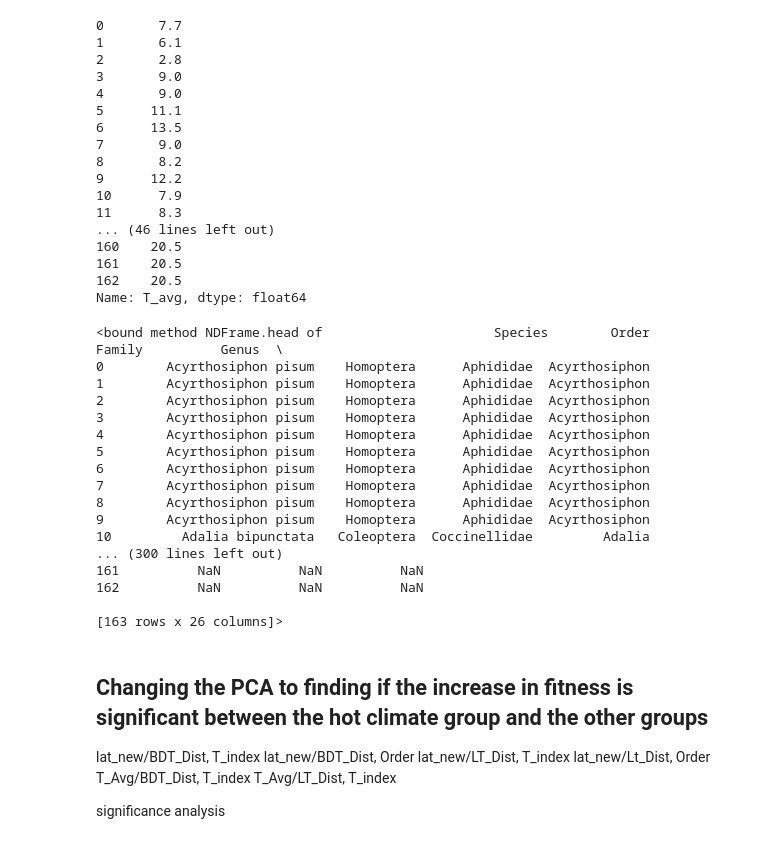
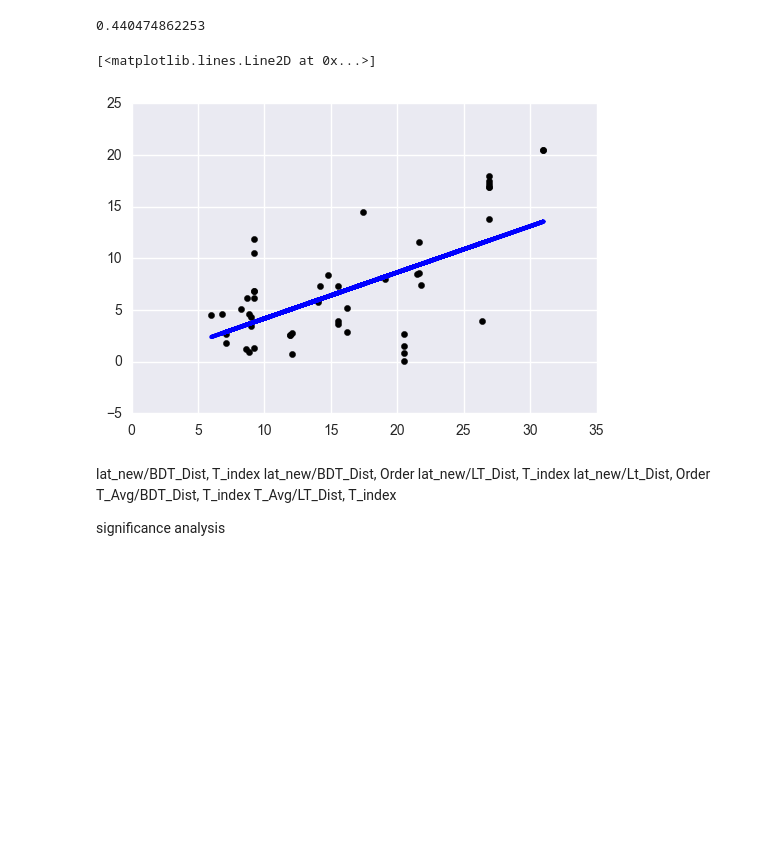
Before and after one commit to UW-Biol419-Wi2017/Insect-adaptation, a Jupyter notebook: Insect code.ipynb, the cells around one changed output. Cells and saved outputs as stored; diff of their text form; code cells hidden in the pictures; blank space fills up the shorter version.

Commit message:
Final
This notebook contains all of the code I used to generate the plots

```diff
--- a/Insect code.ipynb
+++ b/Insect code.ipynb
@@ -46,49 +48,35 @@ avgtvsLTdist.savefig('Adult fitness vs Average temp')
 [figure]
 # %%
 # maybe we can also do a linear regression for adult adaptation vs mean temperature
-# lets try using scikits model
+# lets try using scikitlearn's model
 # week 7 monday has an example of Bing building a linear regression model using sci kit
 from sklearn.linear_model import LinearRegression
+from sklearn.model_selection import cross_val_predict
+from sklearn.model_selection import cross_val_score
+from sklearn.metrics import median_absolute_error
+from sklearn.metrics import mean_squared_error
+from sklearn.metrics import r2_score
+from sklearn.model_selection import train_test_split
 
 # X: data
 # y: target
 
-data.rename(columns={'T_Avg ': 'T_avg'}, inplace = True)
+modellr = LinearRegression(fit_intercept = True)
+
+
+data.rename(columns={'T_Avg ': 'T_avg', 'BDT.C' : 'BDTC'}, inplace = True)
+
+X = data.T_avg[:, np.newaxis]
+y = data.BDT_Dist
+
+X_train, X_test, y_train, y_test = train_test_split(X, y, test_size=0.3, random_state=0)
+modellr.fit(X_train, y_train)
+
+print(r2_score(y_test, modellr.predict(X_test)))
+
+plt.scatter(X_test, y_test,  color='black')
+plt.plot(X_test, modellr.predict(X_test), color='blue', linewidth=3)
 # %% [output]
-0       7.7
-1       6.1
-2       2.8
-3       9.0
-4       9.0
-5      11.1
-6      13.5
-7       9.0
-8       8.2
-9      12.2
-10      7.9
-11      8.3
-... (46 lines left out)
-160    20.5
-161    20.5
-162    20.5
-Name: T_avg, dtype: float64
+0.440474862253
+[<matplotlib.lines.Line2D at 0x...>]
+[figure, added]
-# %%
-data.head
-# %% [output]
-<bound method NDFrame.head of                      Species        Order         Family          Genus  \
-0        Acyrthosiphon pisum    Homoptera      Aphididae  Acyrthosiphon
-1        Acyrthosiphon pisum    Homoptera      Aphididae  Acyrthosiphon
-2        Acyrthosiphon pisum    Homoptera      Aphididae  Acyrthosiphon
-3        Acyrthosiphon pisum    Homoptera      Aphididae  Acyrthosiphon
-4        Acyrthosiphon pisum    Homoptera      Aphididae  Acyrthosiphon
-5        Acyrthosiphon pisum    Homoptera      Aphididae  Acyrthosiphon
-6        Acyrthosiphon pisum    Homoptera      Aphididae  Acyrthosiphon
-7        Acyrthosiphon pisum    Homoptera      Aphididae  Acyrthosiphon
-8        Acyrthosiphon pisum    Homoptera      Aphididae  Acyrthosiphon
-9        Acyrthosiphon pisum    Homoptera      Aphididae  Acyrthosiphon
-10         Adalia bipunctata   Coleoptera  Coccinellidae         Adalia
-... (300 lines left out)
-161          NaN          NaN          NaN
-162          NaN          NaN          NaN
-
-[163 rows x 26 columns]>
@@ -95,5 +85,4 @@ data.head
 # %% [markdown]
-## Changing the PCA to finding if the increase in fitness is significant between the hot climate group and the other groups
 
 lat_new/BDT_Dist, T_index
 lat_new/BDT_Dist, Order
```
Also changed, not shown: parts of 4 cells of this notebook, 5 other files.
